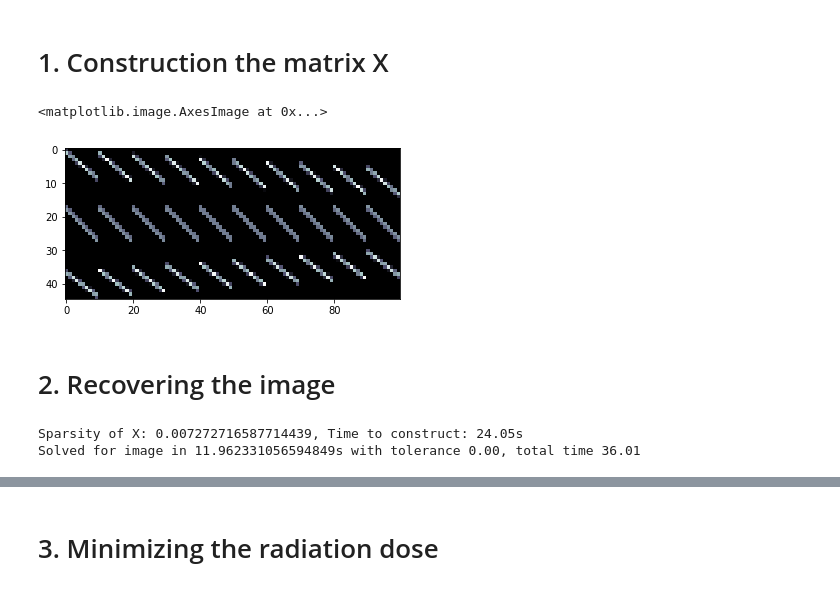
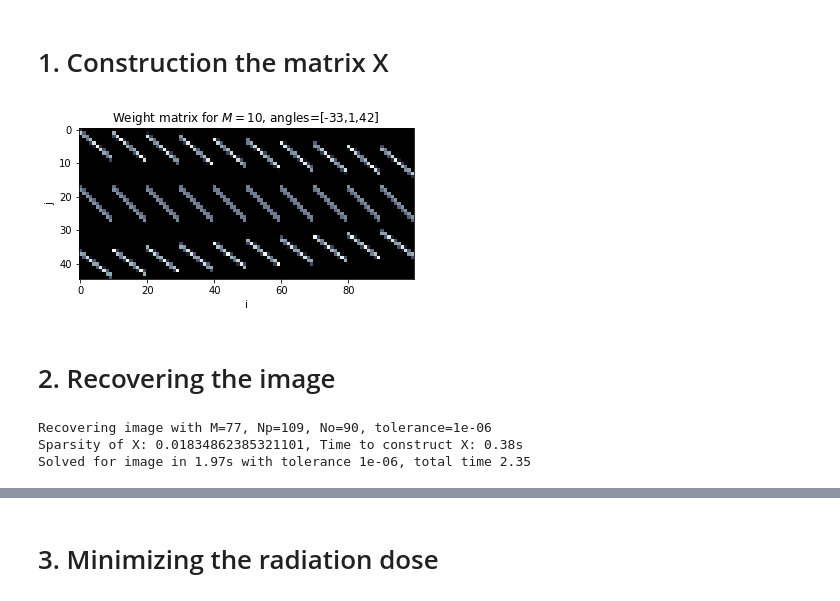
Before and after one commit to Simske/ML, a Jupyter notebook: ex05/linear-regression.ipynb, the cells around one changed output, grey strips where cells are left out. Drawn from its saved outputs; the diff is of its cells as text; code cells hidden in the pictures.

```diff
--- a/ex05/linear-regression.ipynb
+++ b/ex05/linear-regression.ipynb
@@ -11,29 +9,42 @@ np.set_printoptions(suppress=1)
 # %%
 def construct_X(M, angles, Np=None):
+    """
+    Construct weight matrix for image dimensions MxM,
+    angles: Array of sensor angles
+    Np: number of sensors
+
+    Indice names:
+    i_p : sensor index
+    i_o : angle/orientation index
+    i = i_p + Np * i_o  : response index
+    a, b : image coordinates
+    j = a + M * b   : flattened image coordinates
+    """
     if Np is None:
         Np = int(np.ceil(np.sqrt(2) * M))
         if Np % 2 == 0:
             Np += 1
-
+    # index boundaries
     D = M**2
     No = len(angles)
     N = No * Np
 
-    # coordinate matrix
-    C = np.mgrid[M-1:-1:-1, :M].astype(np.float64).reshape(2, -1)
+    # coordinate matrix: coordinates of all pixel centers
+    # as column vectors
+    C = np.mgrid[M-1:-1:-1, :M:1].astype(np.float64).reshape(2, -1)
     center = M / 2
     C += 0.5 - center
 
     # convert angles from degrees to radians
     angles = np.unwrap(np.deg2rad(angles))
 
-    # matrix of normal vectors for rays
+    # matrix of normal vectors for sensor positions
     n = np.column_stack([np.sin(angles), np.cos(angles)])
 
     # position of sensor 0 to sensor coordinate system
     s0 = Np / 2 - 0.5
 
-    # projections if pixel onto sensor
+    # projections of pixel onto sensor
     # first dim: angles, 2. dim: j
     p = np.dot(n, C) + s0
 
@@ -42,28 +53,34 @@ def construct_X(M, angles, Np=None):
 
     # find weights for every angle
     for i_o, pixels in enumerate(p):
+        # find left sensor for pixels
         pixel_floor = np.floor(pixels).astype(int)
+        # find weight for right sensor
         alpha = pixels - pixel_floor
+        # indices, weights for left and right sensor
         sensor_ind = np.concatenate((pixel_floor, pixel_floor+1))
         weight = np.concatenate((1-alpha, alpha))
+        # filter indices out of range
         mask = np.logical_and(sensor_ind >= 0, sensor_ind < Np)
 
         weights += list(weight[mask])
         i_ind += list(sensor_ind[mask] + i_o * Np)
         j_ind += list(np.nonzero(mask)[0] % D)
 
+    # construct sparse matrix convert to csc-matrix for solving
     return coo_matrix((weights, (i_ind, j_ind)), shape=(N, D), dtype=np.float32).asformat('csc')
-# %%
-X = construct_X(10, [-33, 1, 42])
-X_dense = X.todense()
-plt.imshow(X_dense, cmap='bone')
-# %% [output]
-<matplotlib.image.AxesImage at 0x...>
-[figure, removed]
 # %%
+# Test function with example given on sheet
+X = construct_X(10, [-33, 1, 42])
+X_dense = X.todense()
+plt.imshow(X_dense, cmap='bone')
+plt.ylabel('j'); plt.xlabel('i')
+plt.title('Weight matrix for $M=10$, angles=[-33,1,42]')
 # check if computed matrix is equal to example
 X_ex = np.load('hs_tomography/X_example.npy')
-assert(np.all(X_ex == X_dense))
+assert(np.array_equal(X_ex, X_dense))
+# %% [output]
+[figure, added]
 # %% [markdown]
 # 2. Recovering the image
 # %%
@@ -88,6 +102,10 @@ def image(alphas, response, M, Np, tol=1e-4):
     return beta.reshape(M,M)
-# %%
-beta = image(alphas, response, M, Np)
-# %% [output]
-Sparsity of X: 0.007272716587714439, Time to construct: 24.05s
-Solved for image in 11.962331056594849s with tolerance 0.00, total time 36.01
+# %%
+# Reconstruction of the low quality image
+alphas = np.load('hs_tomography/alphas_77.npy')
+response = np.load('hs_tomography/y_77.npy')
+beta77 = image(alphas, response, tol=1e-6, M=77, Np=109)
+# %% [output]
+Recovering image with M=77, Np=109, No=90, tolerance=1e-06
+Sparsity of X: 0.01834862385321101, Time to construct X: 0.38s
+Solved for image in 1.97s with tolerance 1e-06, total time 2.35
```
Also changed, not shown: parts of 9 cells of this notebook.
